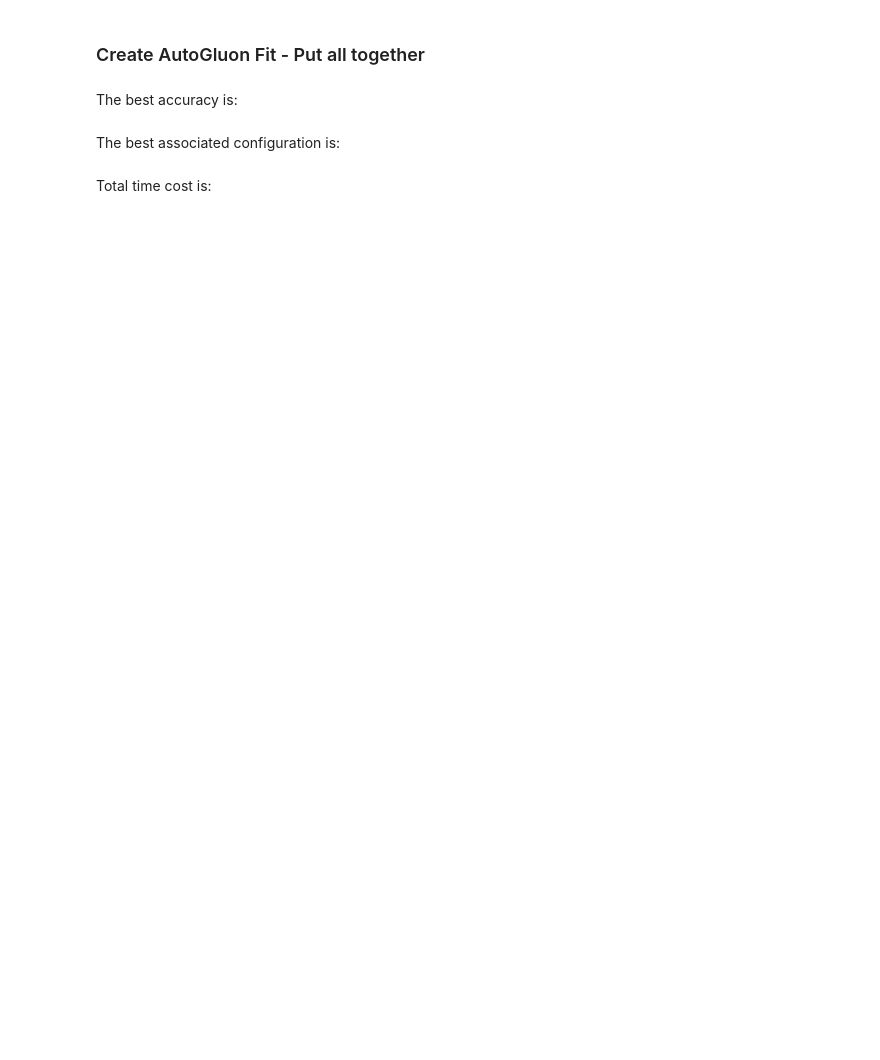
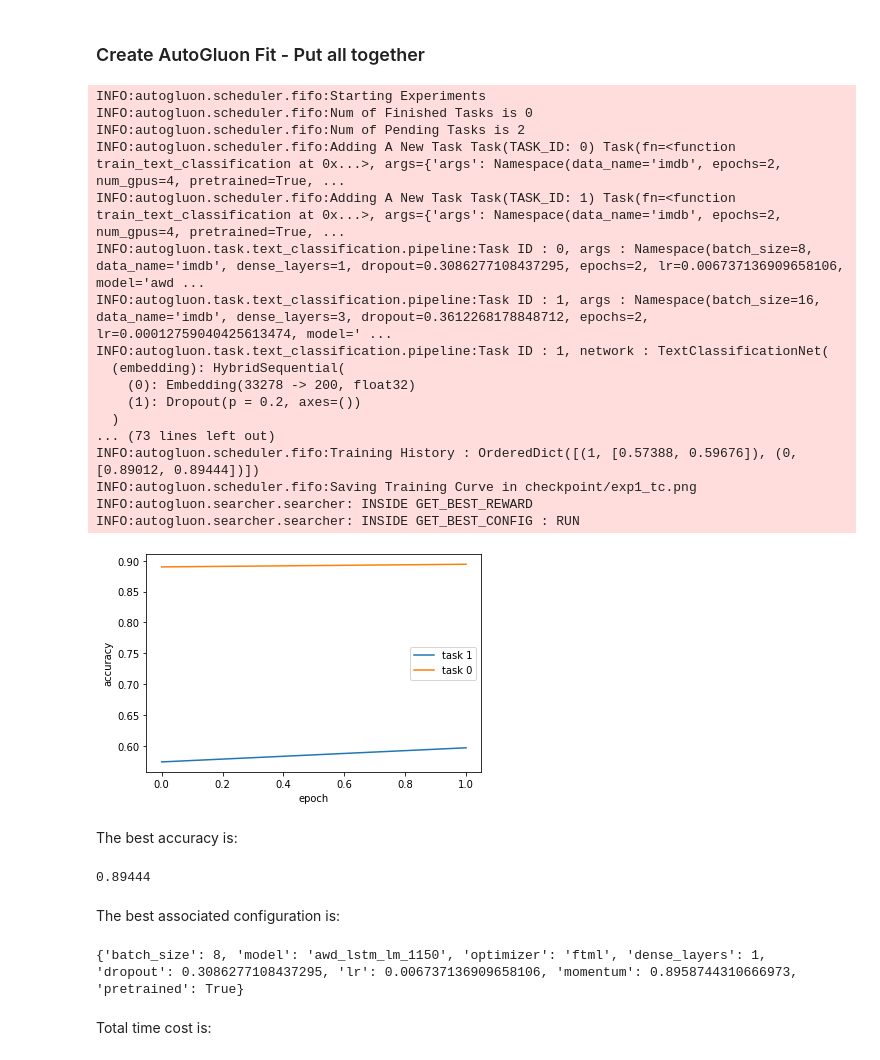
Before and after one commit to autogluon/autogluon, a Jupyter notebook: tutorials/autogluon_nlp_demo_imdb.ipynb, the cells around one changed output. Drawn from its saved outputs; the diff is of its cells as text; code cells hidden in the pictures; blank space fills up the shorter version.

Commit message:
Updated IMDB notebook

```diff
--- a/tutorials/autogluon_nlp_demo_imdb.ipynb
+++ b/tutorials/autogluon_nlp_demo_imdb.ipynb
@@ -147,0 +148,7 @@ print(nets)
+# %%
+nets = ag.Nets([
+    task.get_model('standard_lstm_lm_200', **{'classification_layers': ag.space.Linear('dense', lower=1, upper=2)}),
+    task.get_model('awd_lstm_lm_1150', **{'classification_layers': ag.space.Linear('dense', lower=1, upper=2)})
+])
+
+print(nets)
@@ -163,0 +173,4 @@ print(optimizers)
+# %%
+optimizers = ag.Optimizers(['sgd', 'ftml'])
+
+print(optimizers)
@@ -166,29 +188,52 @@ print(optimizers)
 # %%
 stop_criterion = {
     'time_limits': 1*60*60,
     'max_metric': 0.80,
-    'max_trial_count': 5
+    'max_trial_count': 2
 }
 
 resources_per_trial = {
     'max_num_gpus': 4,
     'max_num_cpus': 4,
-    'max_training_epochs': 5
+    'max_training_epochs': 2
 }
 
 results = task.fit(dataset,
                    nets,
                    optimizers,
                    stop_criterion=stop_criterion,
                    resources_per_trial=resources_per_trial)
+# %% [output]
+INFO:autogluon.scheduler.fifo:Starting Experiments
+INFO:autogluon.scheduler.fifo:Num of Finished Tasks is 0
+INFO:autogluon.scheduler.fifo:Num of Pending Tasks is 2
+INFO:autogluon.scheduler.fifo:Adding A New Task Task(TASK_ID: 0) Task(fn=<function train_text_classification at 0x...>, args={'args': Namespace(data_name='imdb', epochs=2, num_gpus=4, pretrained=True, ...
+INFO:autogluon.scheduler.fifo:Adding A New Task Task(TASK_ID: 1) Task(fn=<function train_text_classification at 0x...>, args={'args': Namespace(data_name='imdb', epochs=2, num_gpus=4, pretrained=True, ...
+INFO:autogluon.task.text_classification.pipeline:Task ID : 0, args : Namespace(batch_size=8, data_name='imdb', dense_layers=1, dropout=0.3086277108437295, epochs=2, lr=0.006737136909658106, model='awd ...
+INFO:autogluon.task.text_classification.pipeline:Task ID : 1, args : Namespace(batch_size=16, data_name='imdb', dense_layers=3, dropout=0.3612268178848712, epochs=2, lr=0.00012759040425613474, model=' ...
+INFO:autogluon.task.text_classification.pipeline:Task ID : 1, network : TextClassificationNet(
+  (embedding): HybridSequential(
+    (0): Embedding(33278 -> 200, float32)
+    (1): Dropout(p = 0.2, axes=())
+  )
+... (73 lines left out)
+INFO:autogluon.scheduler.fifo:Training History : OrderedDict([(1, [0.57388, 0.59676]), (0, [0.89012, 0.89444])])
+INFO:autogluon.scheduler.fifo:Saving Training Curve in checkpoint/exp1_tc.png
+INFO:autogluon.searcher.searcher: INSIDE GET_BEST_REWARD
+INFO:autogluon.searcher.searcher: INSIDE GET_BEST_CONFIG : RUN
+[figure, added]
 # %% [markdown]
 The best accuracy is:
 # %%
-print(results.val_accuracy)
+print(results.metric)
+# %% [output]
+0.89444
 # %% [markdown]
 The best associated configuration is:
 # %%
 print(results.config)
+# %% [output]
+{'batch_size': 8, 'model': 'awd_lstm_lm_1150', 'optimizer': 'ftml', 'dense_layers': 1, 'dropout': 0.3086277108437295, 'lr': 0.006737136909658106, 'momentum': 0.8958744310666973, 'pretrained': True}
 # %% [markdown]
 Total time cost is:
 # %%
```
Also changed, not shown: parts of 13 cells of this notebook.
